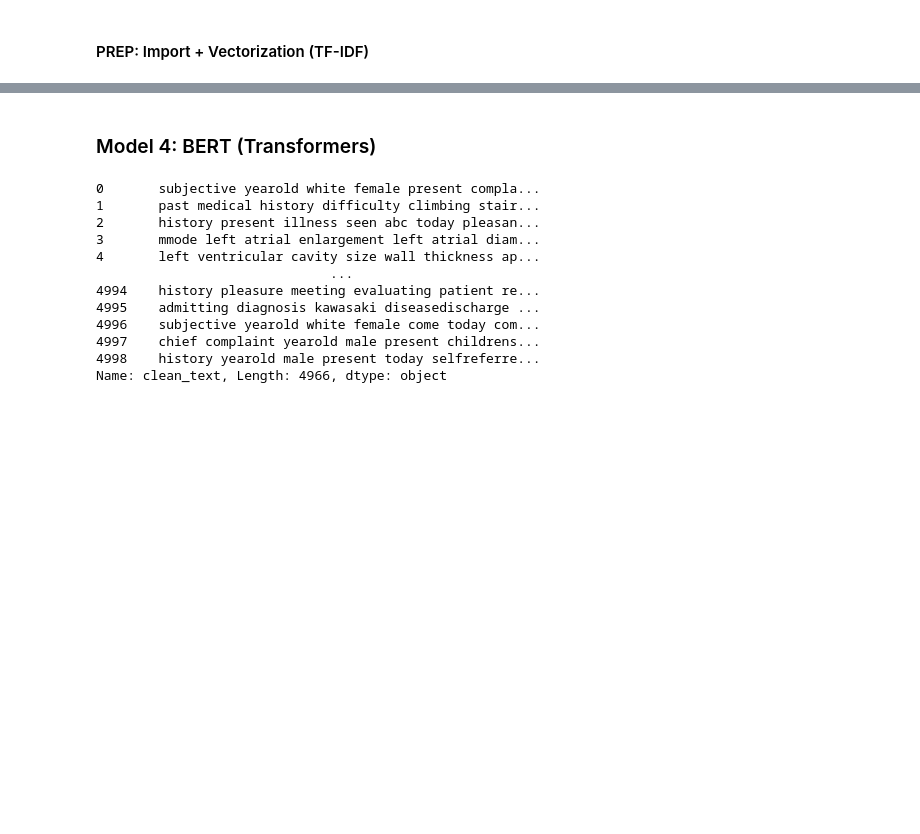
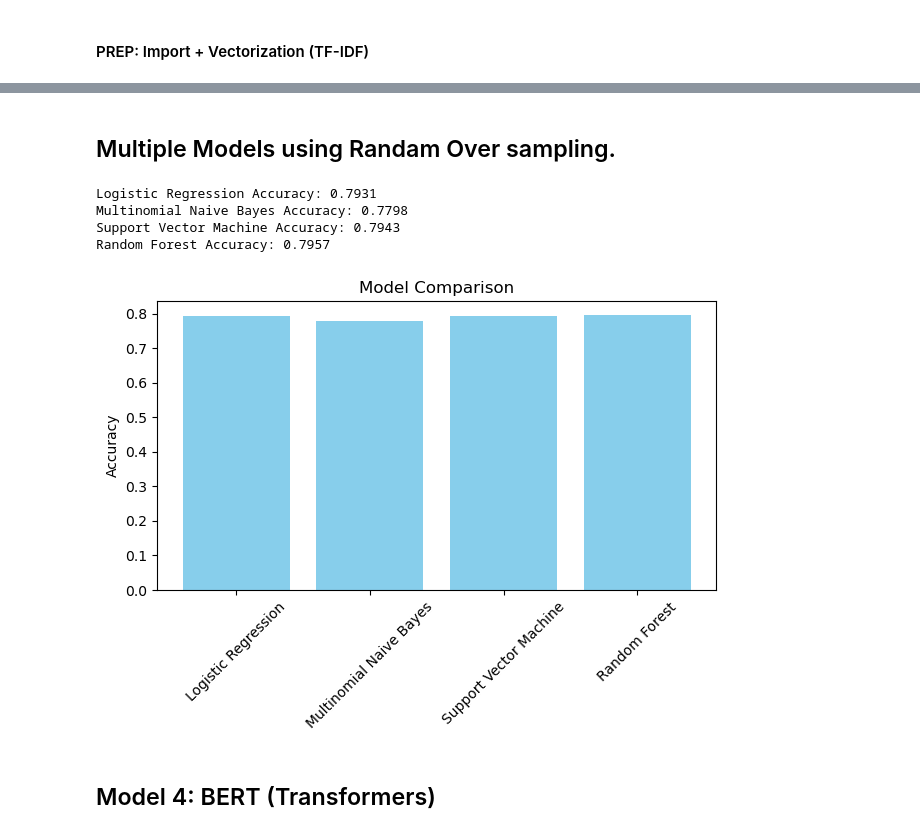
Before and after one commit to MRiDeb/Text-Classification, a Jupyter notebook: Text_Classification.ipynb, the cells around one changed output, grey strips where cells are left out. Drawn from its saved outputs; the diff is of its cells as text; code cells hidden in the pictures; blank space fills up the shorter version.

Commit message:
Cleanup file

```diff
--- a/Text_Classification.ipynb
+++ b/Text_Classification.ipynb
@@ -249,19 +273,53 @@ weighted avg       0.09      0.09      0.09       994
+# %% [markdown]
+## Multiple Models using Randam Over sampling.
+# %%
+# Define features and target
+X = df['cleaned_transcription']  # or 'transcription' if you prefer full text
+y = df['medical_specialty']  # assuming this is the target
+
+from imblearn.over_sampling import RandomOverSampler
+
+# Vectorize text
+vectorizer = TfidfVectorizer()
+X_vec = vectorizer.fit_transform(X)
+
+# Oversample
+ros = RandomOverSampler(random_state=42)
+X_resampled, y_resampled = ros.fit_resample(X_vec, y)
+# %%
+X_train, X_test, y_train, y_test = train_test_split(
+    X_resampled, y_resampled, test_size=0.2, random_state=42)
+# %%
+# Define models
+models = {
+    'Logistic Regression': LogisticRegression(max_iter=1000),
+    'Multinomial Naive Bayes': MultinomialNB(),
+    'Support Vector Machine': SVC(),
+    'Random Forest': RandomForestClassifier()
+}
+
+# Train, predict, and store accuracy
+accuracies = {}
+for name, model in models.items():
+    model.fit(X_train, y_train)
+    y_pred = model.predict(X_test)
+    acc = accuracy_score(y_test, y_pred)
+    accuracies[name] = acc
+    print(f"{name} Accuracy: {acc:.4f}")
+# %% [output]
+Logistic Regression Accuracy: 0.7931
+Multinomial Naive Bayes Accuracy: 0.7798
+Support Vector Machine Accuracy: 0.7943
+Random Forest Accuracy: 0.7957
+# %%
+# Plot accuracy
+plt.bar(accuracies.keys(), accuracies.values(), color='skyblue')
+plt.ylabel("Accuracy")
+plt.title("Model Comparison")
+plt.xticks(rotation=45)
+plt.tight_layout()
+plt.show()
+# %% [output]
+[figure, added]
 # %% [markdown]
-### Model 4: BERT (Transformers)
+## Model 4: BERT (Transformers)
-# %%
-df['label'] = le.fit_transform(df['medical_specialty'])
-df['label']
-df['clean_text']
-# %% [output]
-0       subjective yearold white female present compla...
-1       past medical history difficulty climbing stair...
-2       history present illness seen abc today pleasan...
-3       mmode left atrial enlargement left atrial diam...
-4       left ventricular cavity size wall thickness ap...
-                              ...
-4994    history pleasure meeting evaluating patient re...
-4995    admitting diagnosis kawasaki diseasedischarge ...
-4996    subjective yearold white female come today com...
-4997    chief complaint yearold male present childrens...
-4998    history yearold male present today selfreferre...
-Name: clean_text, Length: 4966, dtype: object
```
Also changed, not shown: parts of 48 cells of this notebook.
